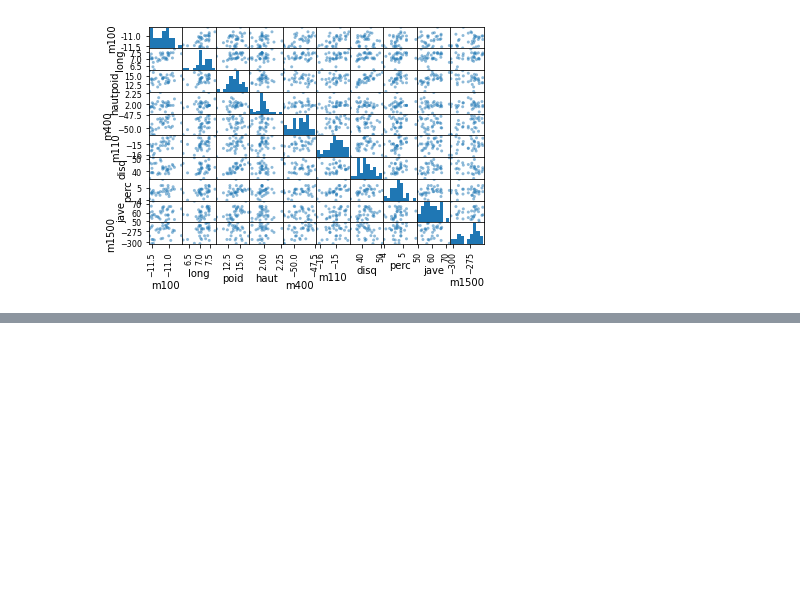
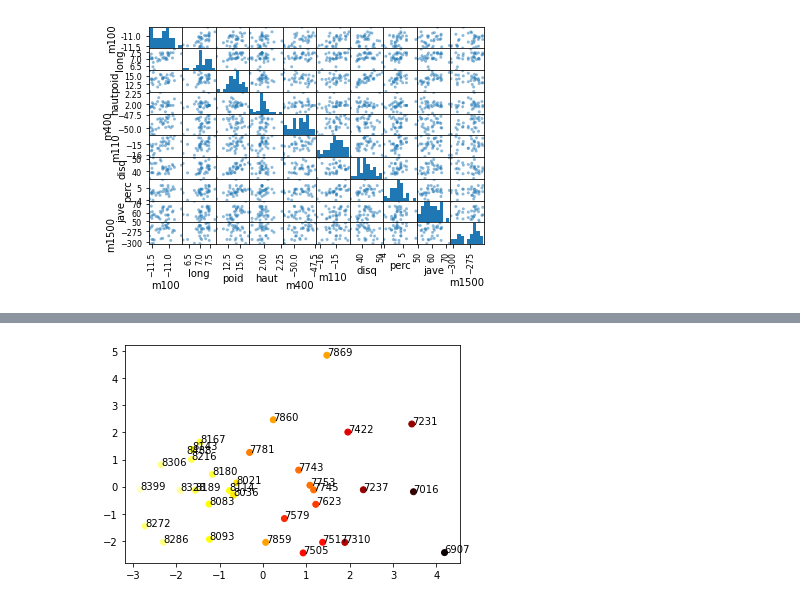
Before and after one commit to ArneDeloose/Ugain_MachineLearning_DataVis, a Jupyter notebook: Theory_notebook.ipynb, the cells around one changed output, grey strips where cells are left out. Saved outputs shown, nothing was run; the diff lists cells and outputs as text; code cells hidden in the pictures; blank space fills up the shorter version.

```diff
--- a/Theory_notebook.ipynb
+++ b/Theory_notebook.ipynb
@@ -44,0 +88,16 @@ fig, ax = model.biplot(n_feat=10, legend=False)
+# %%
+#scores figure
+def scores_plot(x_new, y):
+    fig, ax = plt.subplots()
+    pos1=x_new[:, 0]
+    pos2=x_new[:, 1]
+    color_score=np.zeros((len(pos1)), )
+    for i in range(len(pos1)):
+        color_score[i]=(y[i]-min(y))/(max(y)-min(y))
+        ax.text(pos1[i], pos2[i], s=y[i])
+    ax.scatter(pos1, pos2, c=color_score, cmap='hot')
+    return(fig, ax)
+# %%
+[fig, ax] = scores_plot(x_new, df['score'])
+# %% [output]
+[figure, added]
```
Also changed, not shown: parts of 16 cells of this notebook.
